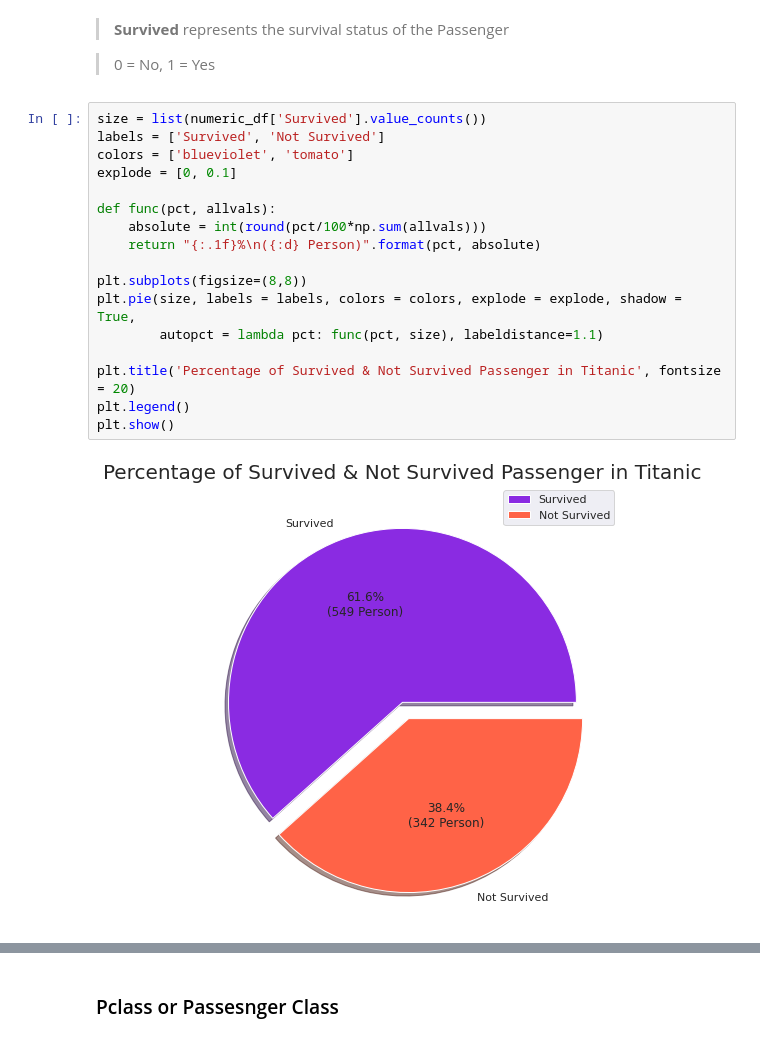
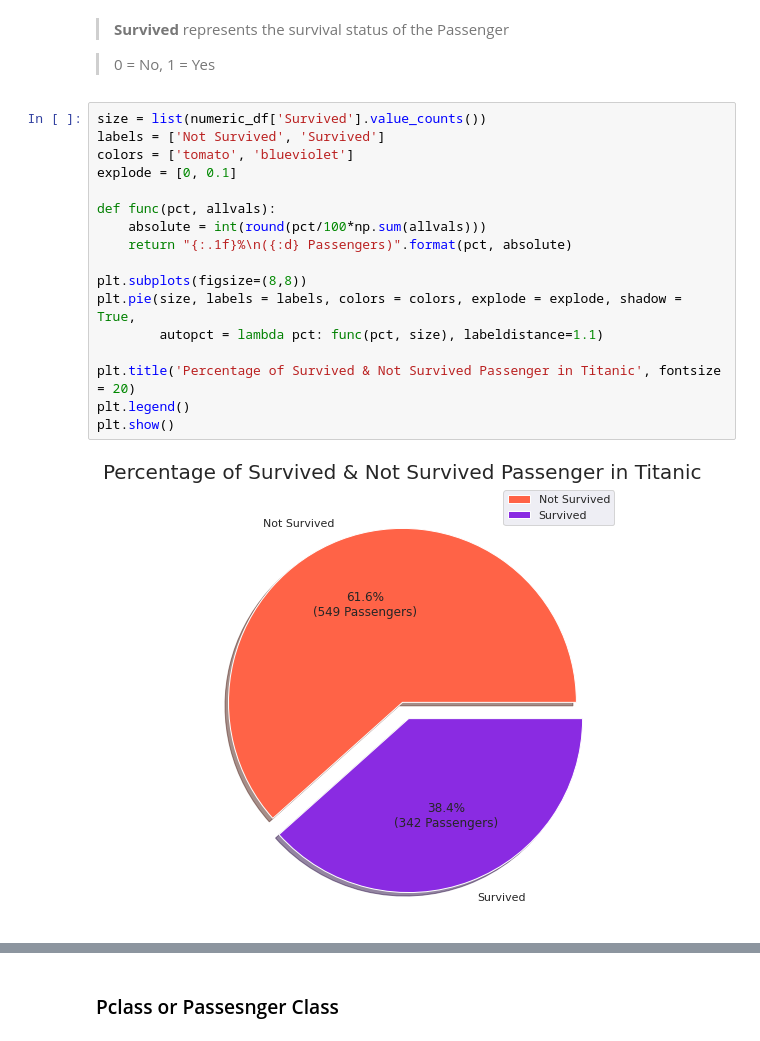
Before and after one commit to SatyaRay003/Titanic-Survival-Prediction, a Jupyter notebook: Titanic_EDA.ipynb, the cells around one changed output, grey strips where cells are left out. Cells and saved outputs as stored; diff of their text form.

Commit message:
Added rectified Plot labels

```diff
--- a/Titanic_EDA.ipynb
+++ b/Titanic_EDA.ipynb
@@ -172,23 +167,23 @@ sns.pairplot(numeric_df, hue='Survived');
 > 0 = No, 1 = Yes
 # %%
 size = list(numeric_df['Survived'].value_counts())
-labels = ['Survived', 'Not Survived']
-colors = ['blueviolet', 'tomato']
+labels = ['Not Survived', 'Survived']
+colors = ['tomato', 'blueviolet']
 explode = [0, 0.1]
 
 def func(pct, allvals):
     absolute = int(round(pct/100*np.sum(allvals)))
-    return "{:.1f}%\n({:d} Person)".format(pct, absolute)
+    return "{:.1f}%\n({:d} Passengers)".format(pct, absolute)
 
 plt.subplots(figsize=(8,8))
 plt.pie(size, labels = labels, colors = colors, explode = explode, shadow = True,
         autopct = lambda pct: func(pct, size), labeldistance=1.1)
 
 plt.title('Percentage of Survived & Not Survived Passenger in Titanic', fontsize = 20)
 plt.legend()
 plt.show()
 # %% [output]
-[figure, old version]
+[figure, new version]
 # %% [markdown]
 <p><img src="https://drive.google.com/uc?export=view&id=15uX4fnuDMuki2xAnjK8wv-ifJhAkBtJ2" align="left" hspace="10px" vspace="0px"></p>
 
```
Also changed, not shown: parts of 13 cells of this notebook.
